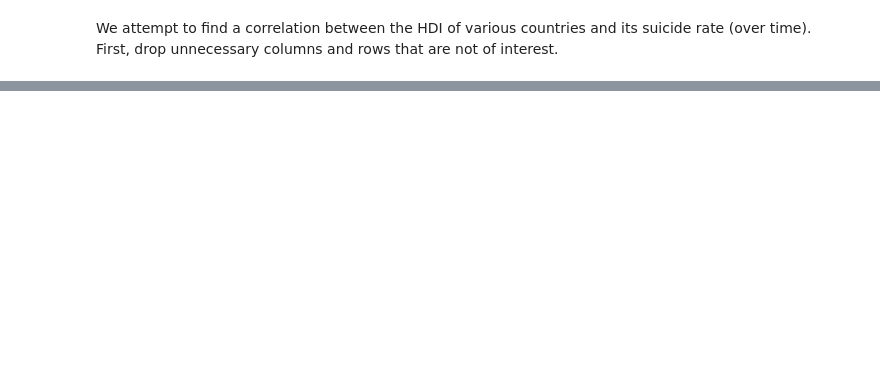
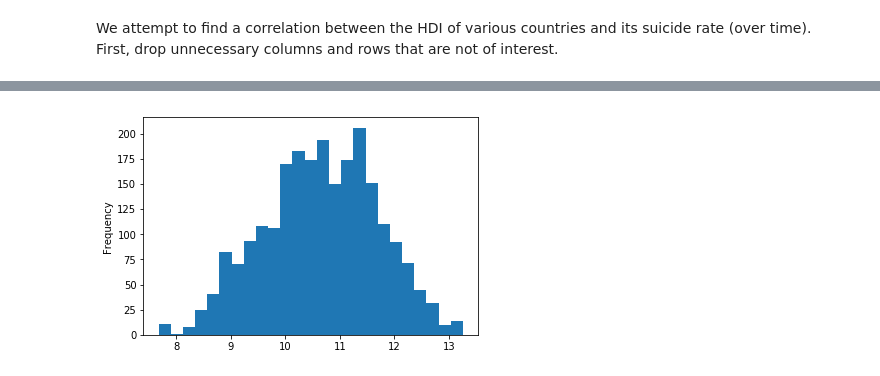
Before and after one commit to mahibhosain/suicide-analysis, a Jupyter notebook: suicide-analysis.ipynb, the cells around one changed output, grey strips where cells are left out. Drawn from its saved outputs; the diff is of its cells as text; code cells hidden in the pictures; blank space fills up the shorter version.

```diff
--- a/suicide-analysis.ipynb
+++ b/suicide-analysis.ipynb
@@ -109,0 +285,7 @@ https://pandas.pydata.org/pandas-docs/stable/indexing.html#deprecate-loc-reindex
+# %%
+df2_fin['gdp10'] = np.log10(df2_fin['gdp_year'])
+# %%
+df2_fin['gdp10'].plot.hist(bins=25)
+f2 = plt.gcf()
+# %% [output]
+[figure, added]
```
Also changed, not shown: parts of 37 cells of this notebook.
